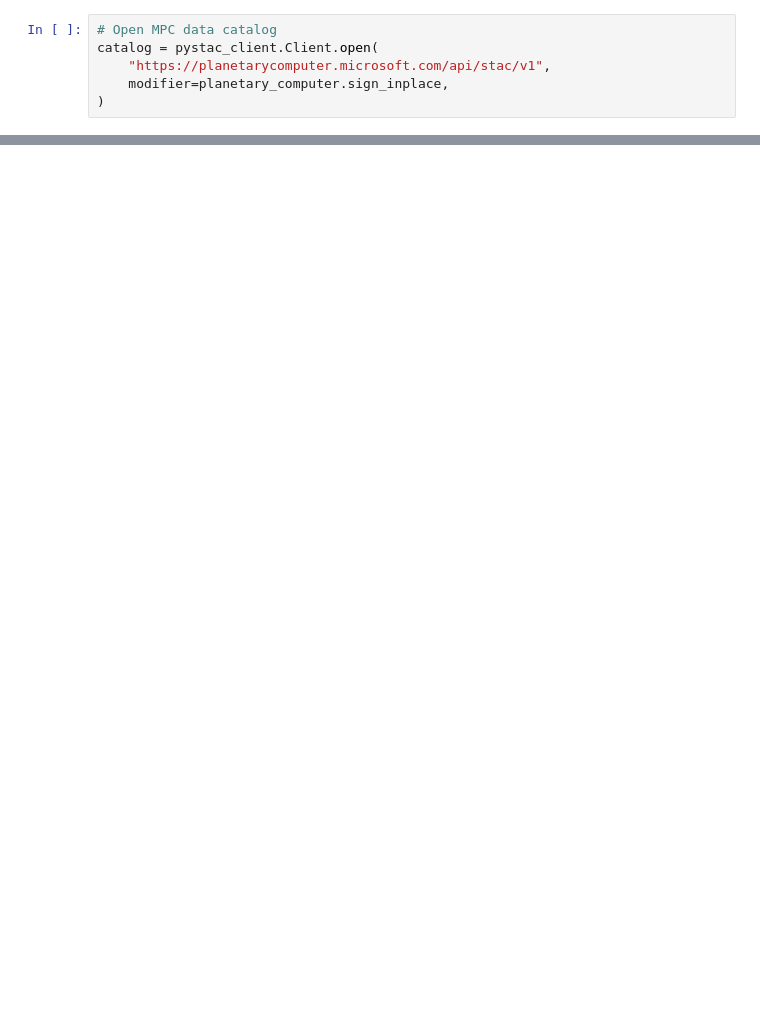
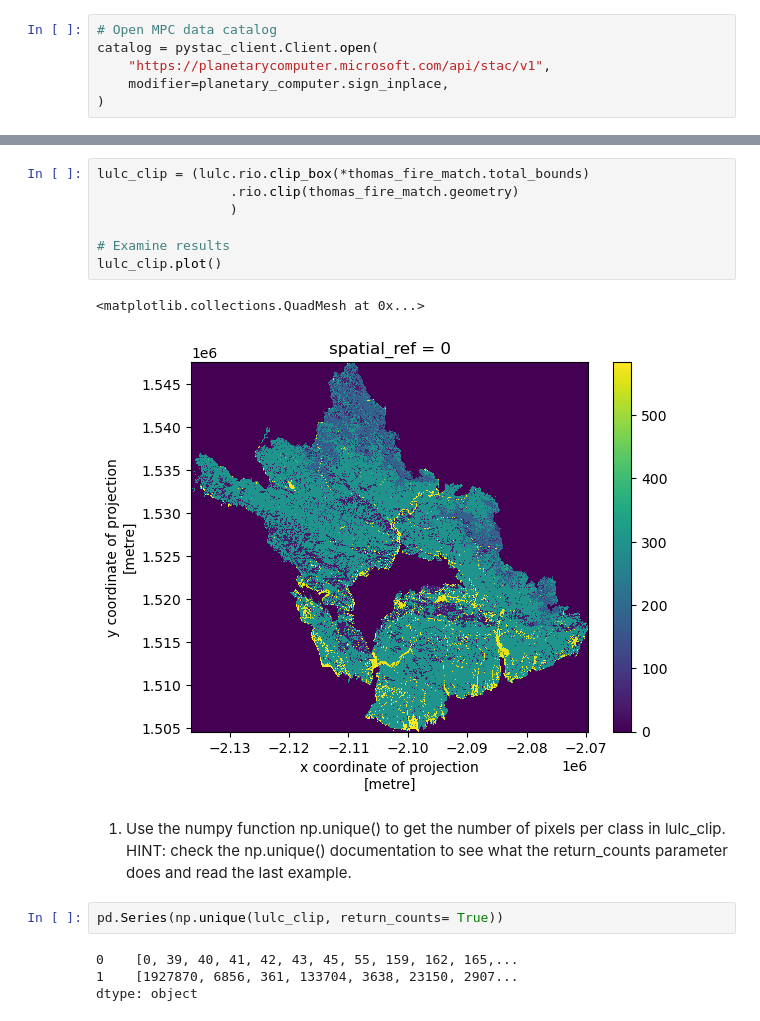
Before and after one commit to austinmartinez12/eds220-2025-in-class, a Jupyter notebook: week9/week-9-land-cover-stats.ipynb, the cells around one changed output, grey strips where cells are left out. Cells and saved outputs as stored; diff of their text form; blank space fills up the shorter version.

```diff
--- a/week9/week-9-land-cover-stats.ipynb
+++ b/week9/week-9-land-cover-stats.ipynb
@@ -89,0 +231,18 @@ catalog = pystac_client.Client.open(
+# %%
+lulc_clip = (lulc.rio.clip_box(*thomas_fire_match.total_bounds)
+                 .rio.clip(thomas_fire_match.geometry)
+                 )
+
+# Examine results
+lulc_clip.plot()
+# %% [output]
+<matplotlib.collections.QuadMesh at 0x...>
+[figure, added]
+# %% [markdown]
+1. Use the numpy function np.unique() to get the number of pixels per class in lulc_clip. HINT: check the np.unique() documentation to see what the return_counts parameter does and read the last example.
+# %%
+pd.Series(np.unique(lulc_clip, return_counts= True))
+# %% [output]
+0    [0, 39, 40, 41, 42, 43, 45, 55, 159, 162, 165,...
+1    [1927870, 6856, 361, 133704, 3638, 23150, 2907...
+dtype: object
```
Also changed, not shown: parts of 20 cells of this notebook.
